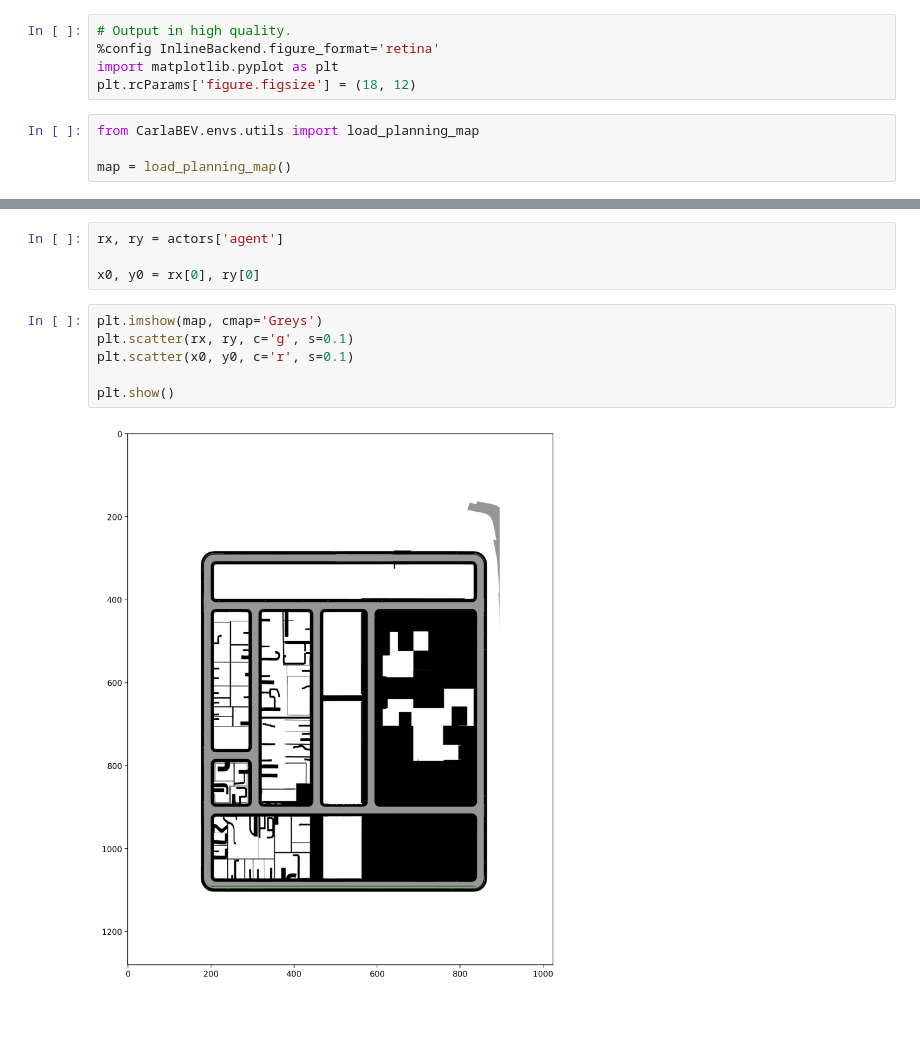
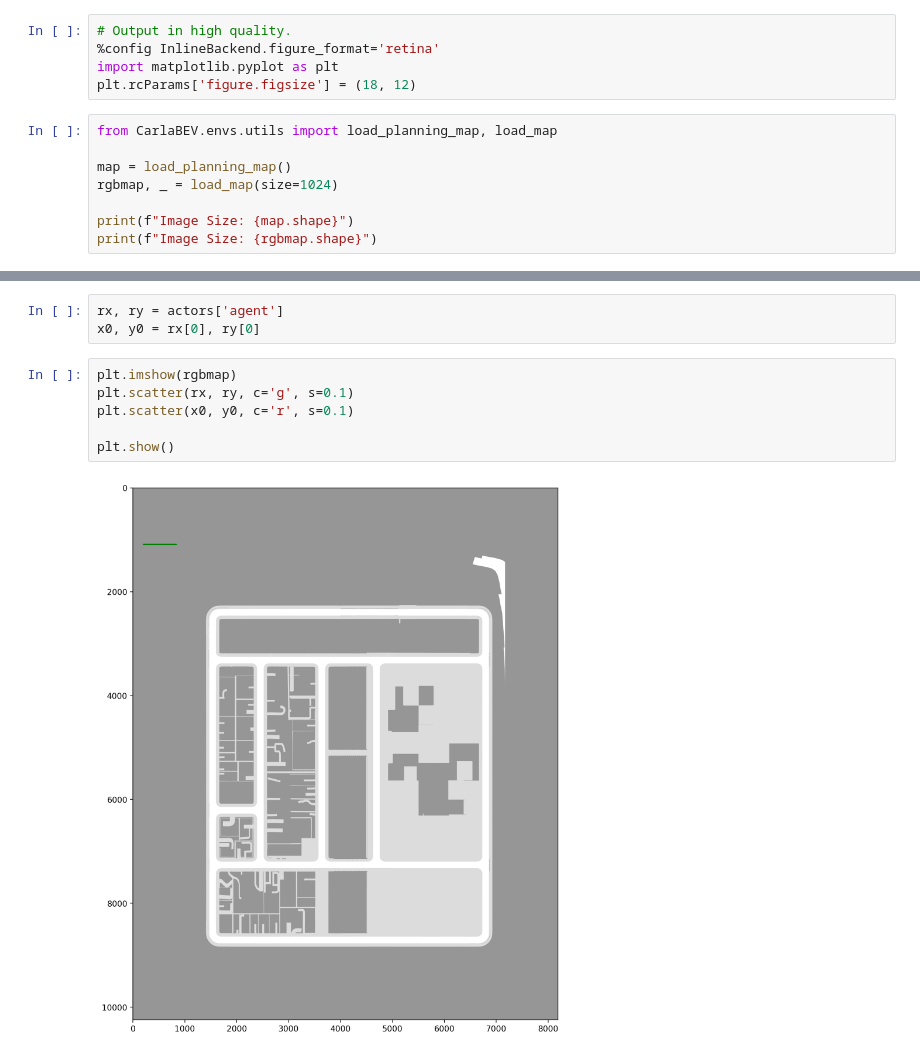
Before and after one commit to danielmtzbarba/carlabev-env, a Jupyter notebook: CarlaBEV/scripts/route_generator.ipynb, the cells around one changed output, grey strips where cells are left out. Cells and saved outputs as stored; diff of their text form; blank space fills up the shorter version.

Commit message:
town01-rgbmap

```diff
--- a/CarlaBEV/scripts/route_generator.ipynb
+++ b/CarlaBEV/scripts/route_generator.ipynb
@@ -137,6 +137,10 @@ actors = scene_builder.get_scene_actors("scene_1-0")
 import matplotlib.pyplot as plt
 plt.rcParams['figure.figsize'] = (18, 12)
 # %%
-from CarlaBEV.envs.utils import load_planning_map
+from CarlaBEV.envs.utils import load_planning_map, load_map
 
 map = load_planning_map()
+rgbmap, _ = load_map(size=1024)
+
+print(f"Image Size: {map.shape}")
+print(f"Image Size: {rgbmap.shape}")
@@ -143,12 +183,11 @@ map = load_planning_map()
 # %%
 rx, ry = actors['agent']
-
 x0, y0 = rx[0], ry[0]
 # %%
-plt.imshow(map, cmap='Greys')
+plt.imshow(rgbmap)
 plt.scatter(rx, ry, c='g', s=0.1)
 plt.scatter(x0, y0, c='r', s=0.1)
 
 plt.show()
 # %% [output]
-[figure, old version]
+[figure, new version]
```
Also changed, not shown: parts of 3 cells of this notebook, 9 other files.
